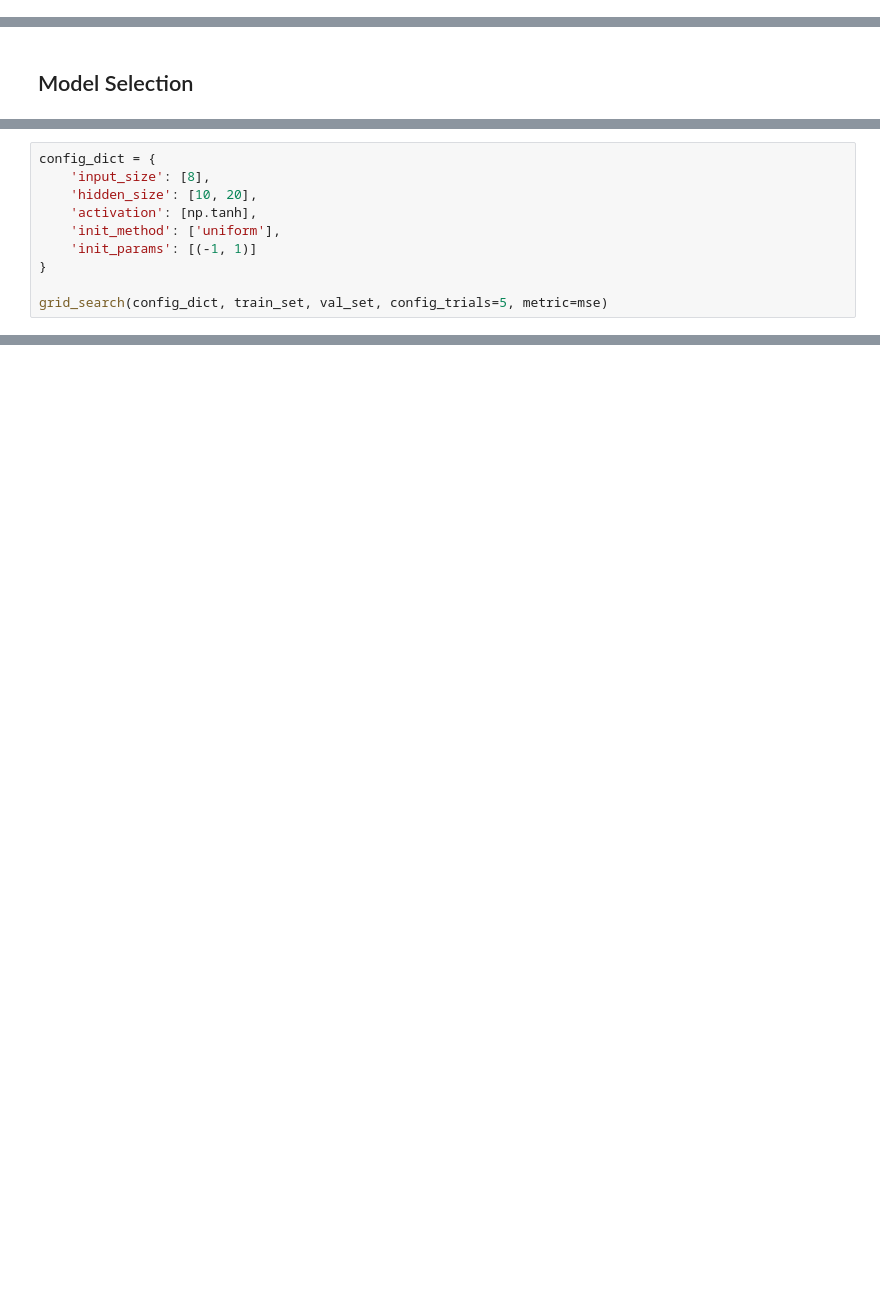
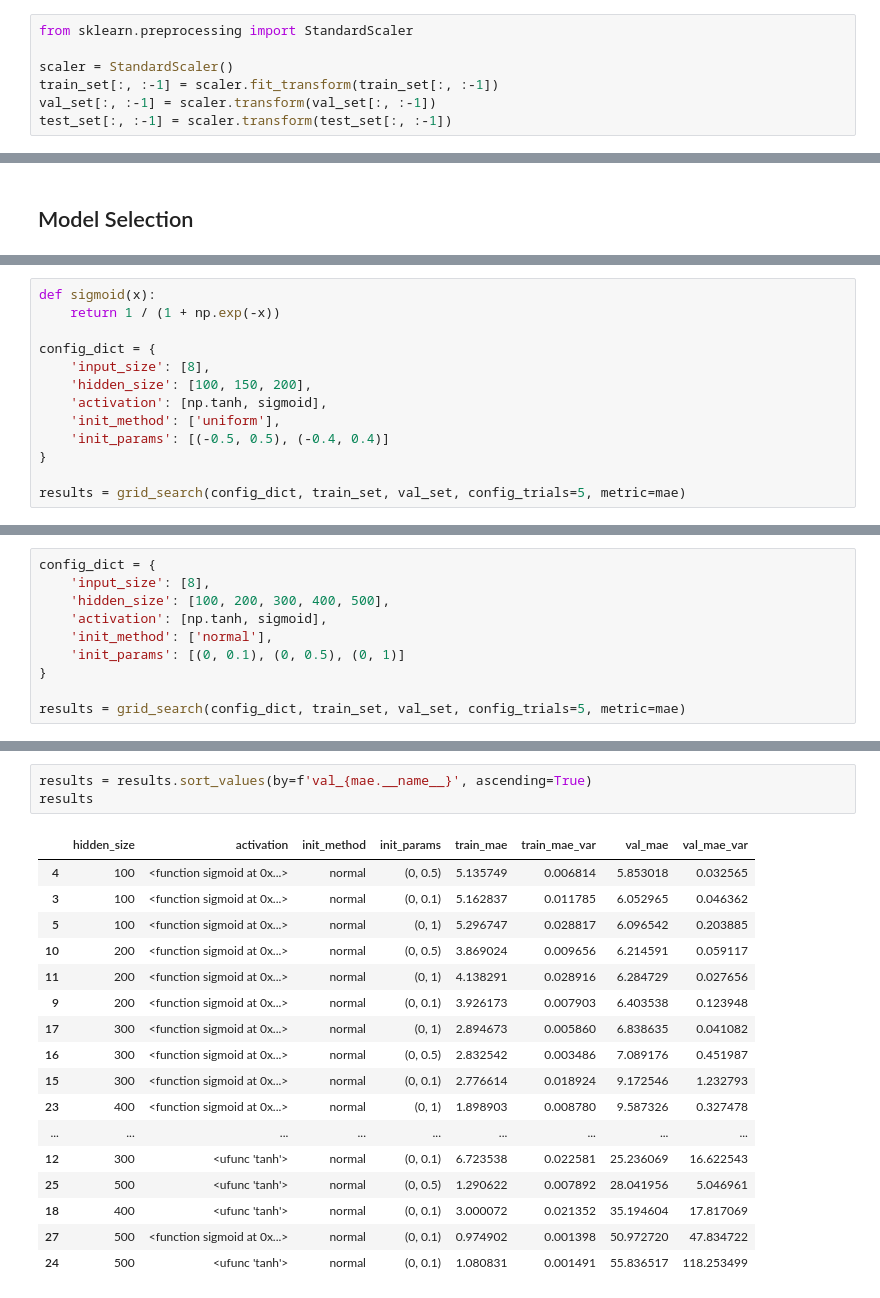
Before and after one commit to JacopoRaffi/CM_Project, a Jupyter notebook: analysis/elm_example.ipynb, the cells around one changed output, grey strips where cells are left out. Cells and saved outputs as stored; diff of their text form; blank space fills up the shorter version.

```diff
--- a/analysis/elm_example.ipynb
+++ b/analysis/elm_example.ipynb
@@ -43,3 +43,10 @@ dev_set, test_set = data[:int(dev_len)], data[int(dev_len):]
 
 train_len, val_len = 0.8*(len(dev_set)), 0.2*(len(dev_set)) # 80% for train and 20% for validation
 train_set, val_set = dev_set[:int(train_len)], dev_set[int(train_len):]
+# %%
+from sklearn.preprocessing import StandardScaler
+
+scaler = StandardScaler()
+train_set[:, :-1] = scaler.fit_transform(train_set[:, :-1])
+val_set[:, :-1] = scaler.transform(val_set[:, :-1])
+test_set[:, :-1] = scaler.transform(test_set[:, :-1])
@@ -87,3 +108,16 @@ def grid_search(config_dict:dict, train_set:np.ndarray, val_set:np.ndarray, conf
 
     config_df = pd.DataFrame(df_dict)
     return config_df
+# %%
+def sigmoid(x):
+    return 1 / (1 + np.exp(-x))
+
+config_dict = {
+    'input_size': [8],
+    'hidden_size': [100, 150, 200],
+    'activation': [np.tanh, sigmoid],
+    'init_method': ['uniform'],
+    'init_params': [(-0.5, 0.5), (-0.4, 0.4)]
+}
+
+results = grid_search(config_dict, train_set, val_set, config_trials=5, metric=mae)
@@ -90,10 +141,10 @@ def grid_search(config_dict:dict, train_set:np.ndarray, val_set:np.ndarray, conf
 # %%
 config_dict = {
     'input_size': [8],
-    'hidden_size': [10, 20],
-    'activation': [np.tanh],
-    'init_method': ['uniform'],
-    'init_params': [(-1, 1)]
+    'hidden_size': [100, 200, 300, 400, 500],
+    'activation': [np.tanh, sigmoid],
+    'init_method': ['normal'],
+    'init_params': [(0, 0.1), (0, 0.5), (0, 1)]
 }
 
-grid_search(config_dict, train_set, val_set, config_trials=5, metric=mse)
+results = grid_search(config_dict, train_set, val_set, config_trials=5, metric=mae)
@@ -109,0 +151,21 @@ ValueError: non-broadcastable output operand with shape (659,) doesn't match the
+# %%
+results = results.sort_values(by=f'val_{mae.__name__}', ascending=True)
+results
+# %% [output]
+|  | hidden_size | activation | init_method | init_params | train_mae | train_mae_var | val_mae | val_mae_var |
+| 4 | 100 | <function sigmoid at 0x...> | normal | (0, 0.5) | 5.135749 | 0.006814 | 5.853018 | 0.032565 |
+| 3 | 100 | <function sigmoid at 0x...> | normal | (0, 0.1) | 5.162837 | 0.011785 | 6.052965 | 0.046362 |
+| 5 | 100 | <function sigmoid at 0x...> | normal | (0, 1) | 5.296747 | 0.028817 | 6.096542 | 0.203885 |
+| 10 | 200 | <function sigmoid at 0x...> | normal | (0, 0.5) | 3.869024 | 0.009656 | 6.214591 | 0.059117 |
+| 11 | 200 | <function sigmoid at 0x...> | normal | (0, 1) | 4.138291 | 0.028916 | 6.284729 | 0.027656 |
+| 9 | 200 | <function sigmoid at 0x...> | normal | (0, 0.1) | 3.926173 | 0.007903 | 6.403538 | 0.123948 |
+| 17 | 300 | <function sigmoid at 0x...> | normal | (0, 1) | 2.894673 | 0.005860 | 6.838635 | 0.041082 |
+| 16 | 300 | <function sigmoid at 0x...> | normal | (0, 0.5) | 2.832542 | 0.003486 | 7.089176 | 0.451987 |
+| 15 | 300 | <function sigmoid at 0x...> | normal | (0, 0.1) | 2.776614 | 0.018924 | 9.172546 | 1.232793 |
+| 23 | 400 | <function sigmoid at 0x...> | normal | (0, 1) | 1.898903 | 0.008780 | 9.587326 | 0.327478 |
+| ... | ... | ... | ... | ... | ... | ... | ... | ... |
+| 12 | 300 | <ufunc 'tanh'> | normal | (0, 0.1) | 6.723538 | 0.022581 | 25.236069 | 16.622543 |
+| 25 | 500 | <ufunc 'tanh'> | normal | (0, 0.5) | 1.290622 | 0.007892 | 28.041956 | 5.046961 |
+| 18 | 400 | <ufunc 'tanh'> | normal | (0, 0.1) | 3.000072 | 0.021352 | 35.194604 | 17.817069 |
+| 27 | 500 | <function sigmoid at 0x...> | normal | (0, 0.1) | 0.974902 | 0.001398 | 50.972720 | 47.834722 |
+| 24 | 500 | <ufunc 'tanh'> | normal | (0, 0.1) | 1.080831 | 0.001491 | 55.836517 | 118.253499 |
```
Also changed, not shown: parts of 4 cells of this notebook, 1 other file.
